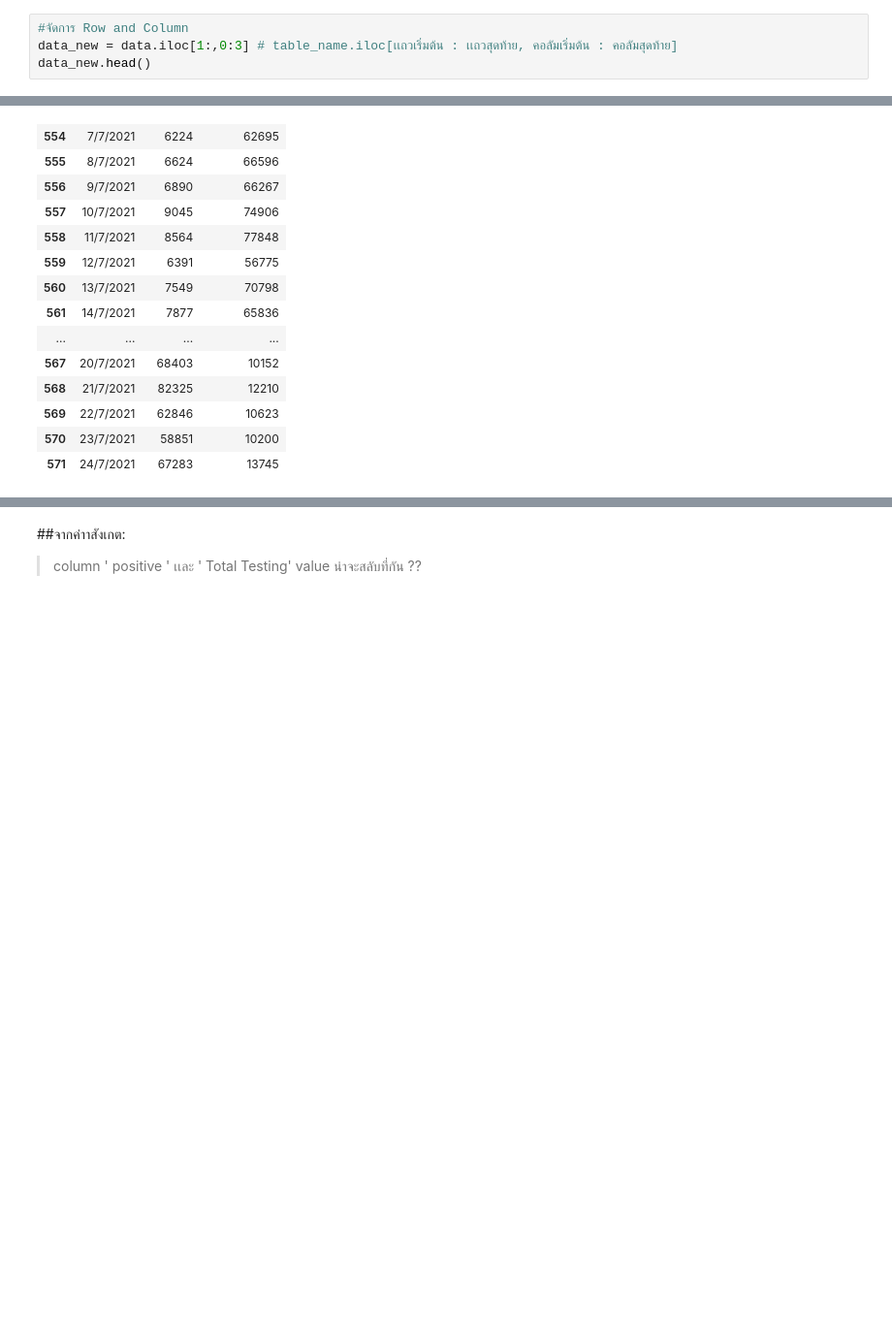
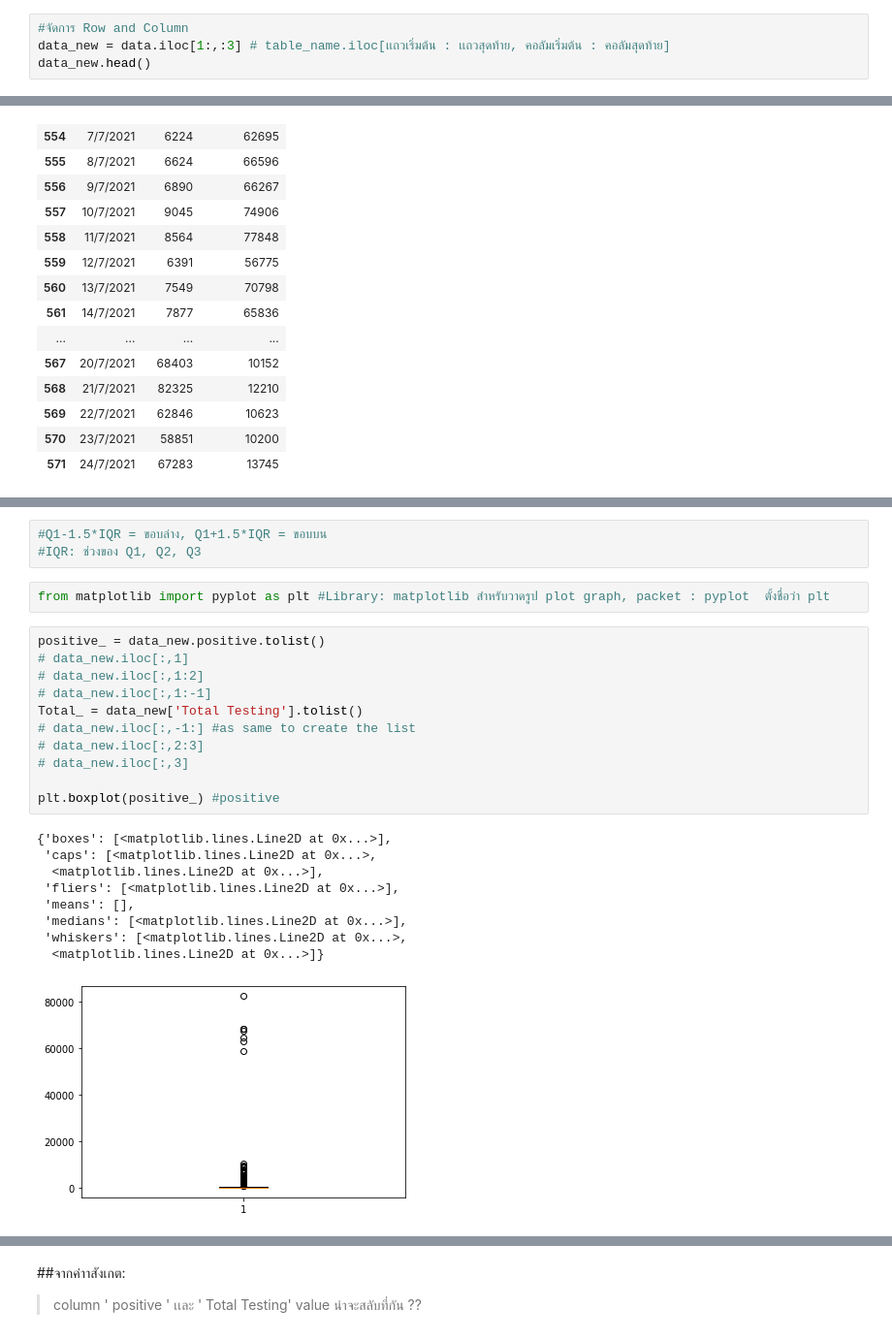
Before and after one commit to Peckkie/DPDM2021, a Jupyter notebook: Data102(Chapter2).ipynb, the cells around one changed output, grey strips where cells are left out. Shown at 97% size. Cells and saved outputs as stored; diff of their text form; blank space fills up the shorter version.

```diff
--- a/Data102(Chapter2).ipynb
+++ b/Data102(Chapter2).ipynb
@@ -36,7 +38,7 @@ Nan/None : ค่าว่าง
 # Selection:
 # %%
 #จัดการ Row and Column
-data_new = data.iloc[1:,0:3] # table_name.iloc[เเถวเริ่มต้น : เเถวสุดท้าย, คอลัมเริ่มต้น : คอลัมสุดท้าย]
+data_new = data.iloc[1:,:3] # table_name.iloc[เเถวเริ่มต้น : เเถวสุดท้าย, คอลัมเริ่มต้น : คอลัมสุดท้าย]
 data_new.head()
 # %% [output]
 |  | Date | positive | Total Testing |
@@ -118,0 +142,26 @@ data_new.tail(20)# table_name.tail(20) เเสดงเเค่ข้อม
+# %%
+#Q1-1.5*IQR = ขอบล่าง, Q1+1.5*IQR = ขอบบน
+#IQR: ช่วงของ Q1, Q2, Q3
+# %%
+from matplotlib import pyplot as plt #Library: matplotlib สำหรับวาดรูป plot graph, packet : pyplot  ตั้งชื่อว่า plt
+# %%
+positive_ = data_new.positive.tolist()
+# data_new.iloc[:,1]
+# data_new.iloc[:,1:2]
+# data_new.iloc[:,1:-1]
+Total_ = data_new['Total Testing'].tolist()
+# data_new.iloc[:,-1:] #as same to create the list
+# data_new.iloc[:,2:3]
+# data_new.iloc[:,3]
+
+plt.boxplot(positive_) #positive
+# %% [output]
+{'boxes': [<matplotlib.lines.Line2D at 0x...>],
+ 'caps': [<matplotlib.lines.Line2D at 0x...>,
+  <matplotlib.lines.Line2D at 0x...>],
+ 'fliers': [<matplotlib.lines.Line2D at 0x...>],
+ 'means': [],
+ 'medians': [<matplotlib.lines.Line2D at 0x...>],
+ 'whiskers': [<matplotlib.lines.Line2D at 0x...>,
+  <matplotlib.lines.Line2D at 0x...>]}
+[figure, added]
```
Also changed, not shown: parts of 21 cells of this notebook.
